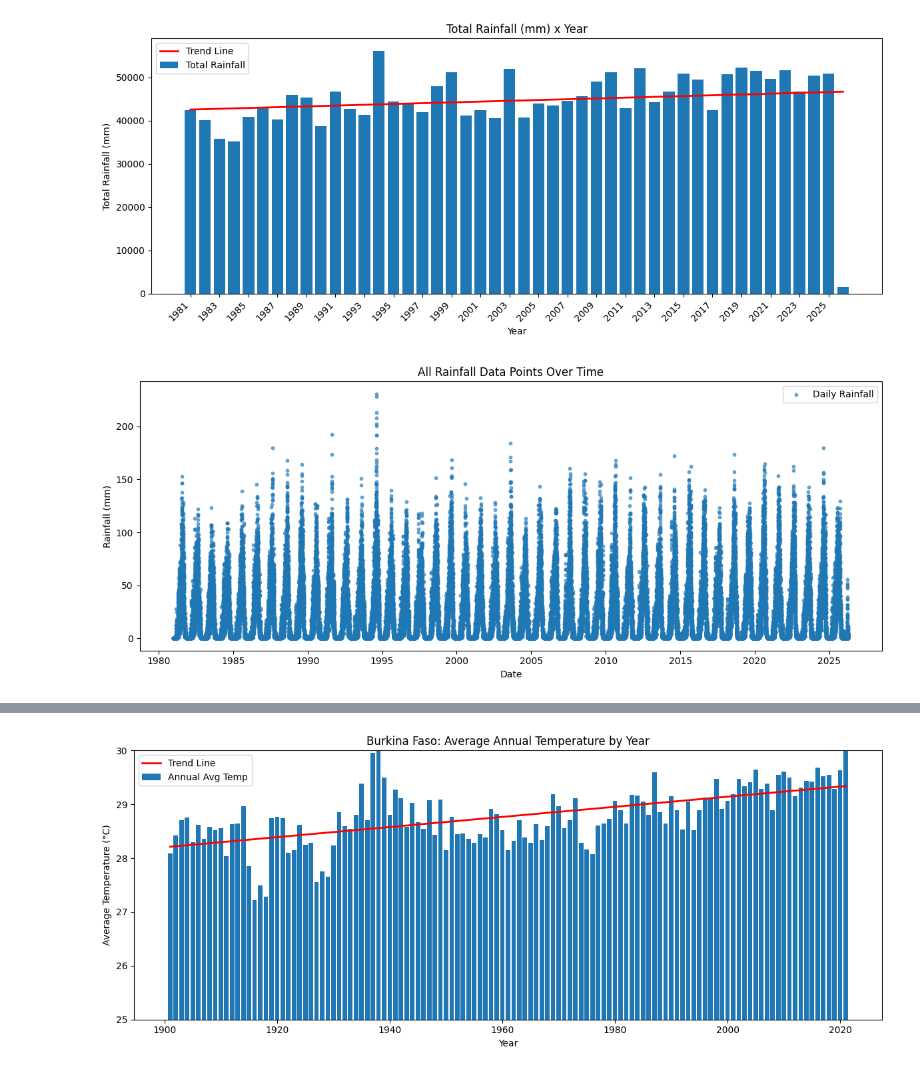
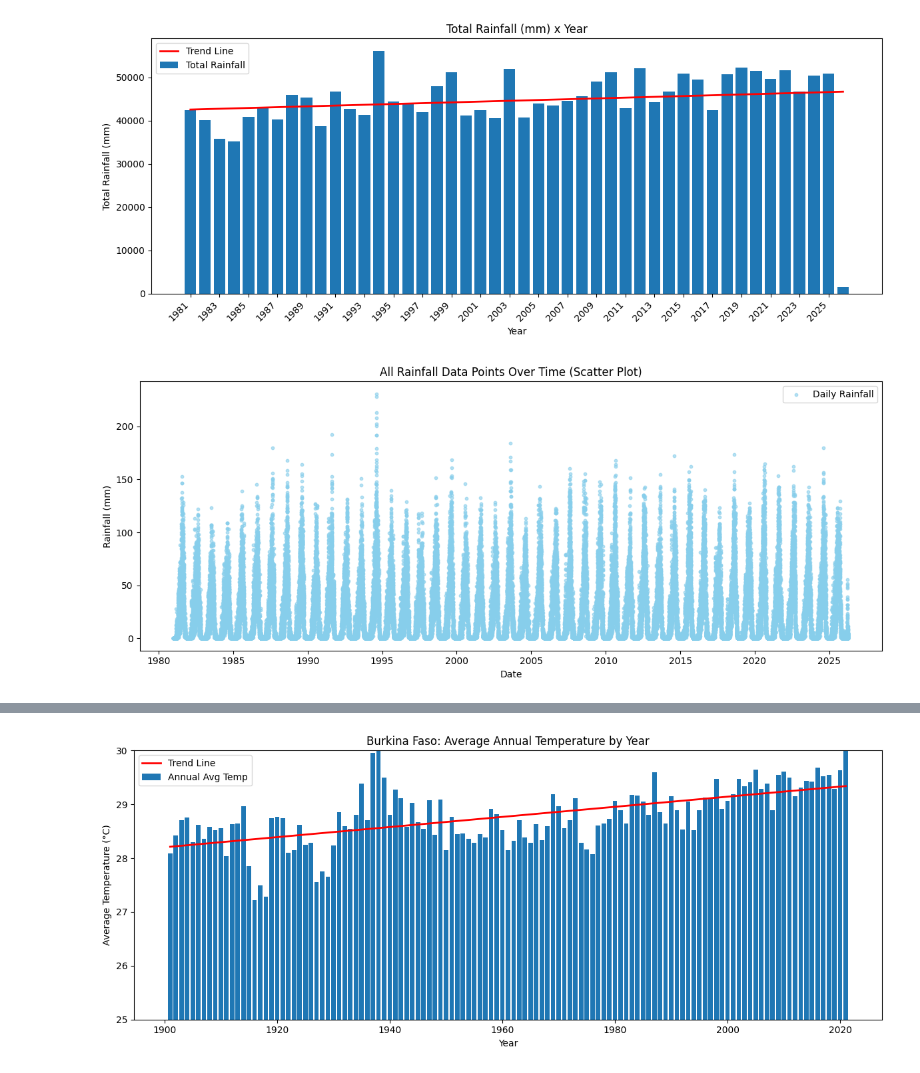
Before and after one commit to RyanParhizi/SahelCloudSeeding, a Jupyter notebook: graphing.ipynb, the cells around one changed output, grey strips where cells are left out. Cells and saved outputs as stored; diff of their text form; code cells hidden in the pictures.

Commit message:
more graphs

```diff
--- a/graphing.ipynb
+++ b/graphing.ipynb
@@ -26,14 +26,14 @@ plt.show()
 # %% [output]
 [figure]
 # %%
-# Plot every rainfall datapoint (not aggregated by year)
+# Plot every rainfall datapoint as a scatter plot (not aggregated by year)
 plt.figure(figsize=(12, 5))
-plt.scatter(df['time'], df['rfh'], s=10, alpha=0.6, label='Daily Rainfall')
+plt.scatter(df['time'], df['rfh'], s=10, alpha=0.6, color='skyblue', label='Daily Rainfall')
 plt.xlabel('Date')
 plt.ylabel('Rainfall (mm)')
-plt.title('All Rainfall Data Points Over Time')
+plt.title('All Rainfall Data Points Over Time (Scatter Plot)')
 plt.legend()
 plt.tight_layout()
 plt.show()
 # %% [output]
-[figure, old version]
+[figure, new version]
```
Also changed, not shown: parts of 2 cells of this notebook, 1 other file.
